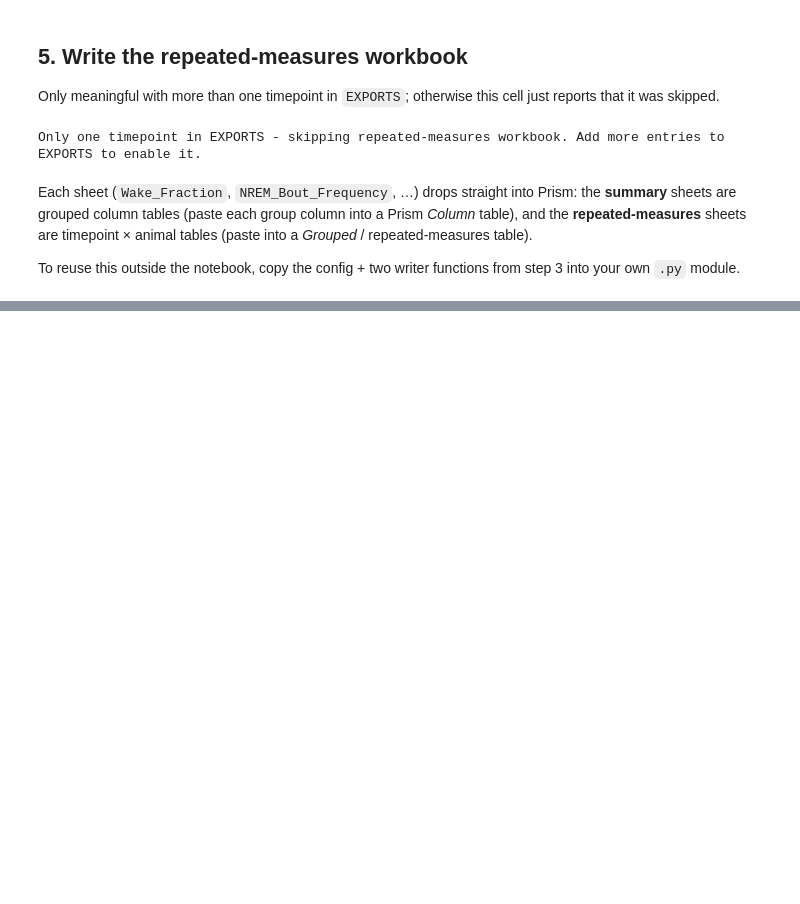
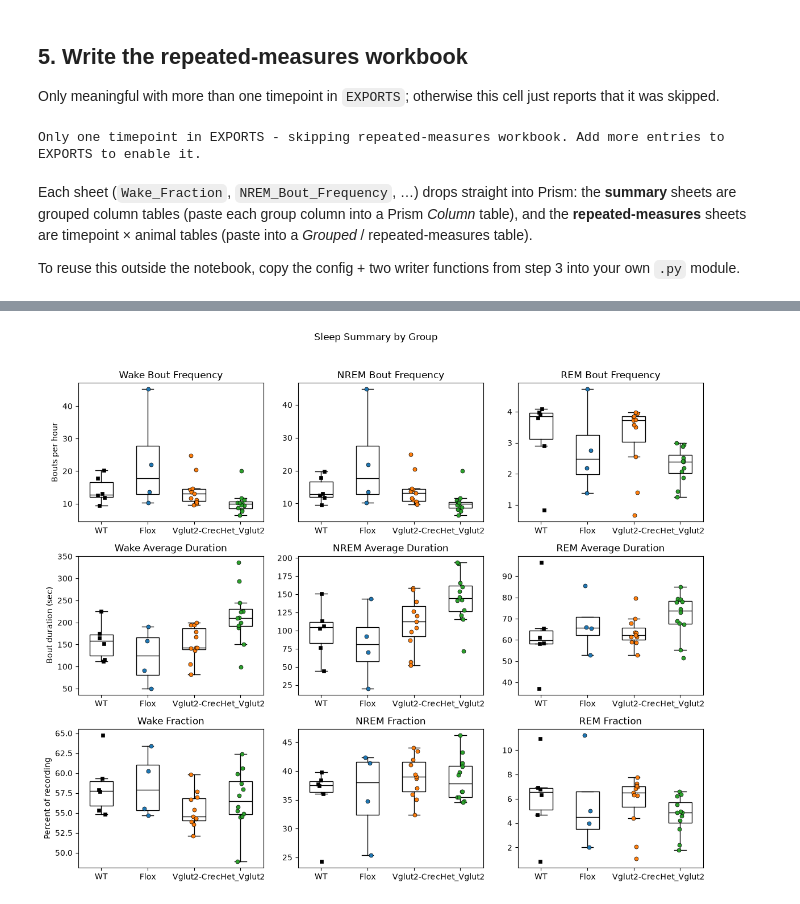
Before and after one commit to LeahMcIntyre/ebb_viewer, a Jupyter notebook: research/sleep_summary_to_prism.ipynb, the cells around one changed output, grey strips where cells are left out. Saved outputs shown, nothing was run; the diff lists cells and outputs as text; code cells hidden in the pictures; blank space fills up the shorter version.

```diff
--- a/research/sleep_summary_to_prism.ipynb
+++ b/research/sleep_summary_to_prism.ipynb
@@ -58,17 +58,13 @@ Same as the by-hour example: edit the dict for your project. Keys become the gro
 blocks in Prism; values are `mouse_id`s exactly as they appear in the export.
 # %%
 groups = {
-    "WT": [
-        "Mice-1248", "Mice-1253", "Mice-1254", "Mice-1282", "Mice-1284",
-        "Mice-1286", "Mice-C266", "Mice-C317", "Mice-C567", "Mice-C576",
-        "Mice-C577",
-    ],
-    "MUT": [
-        "Mice-1251", "Mice-1279", "Mice-C259", "Mice-C264", "Mice-C268",
-        "Mice-C269", "Mice-C309", "Mice-C315", "Mice-C348", "Mice-C561",
-        "Mice-C563", "Mice-C568", "Mice-C569",
-    ],
+    'WT': ['JK200', 'JK488', 'JK491', 'JK570', 'JK228', 'JK577'],
+    'Flox': ['JK202', 'JK481', 'JK486', 'JK226'],
+    'Vglut2-Cre': ['JK1873', 'JK1876', 'JK1928', 'JK1936', 'JK205', 'JK482', 'JK492', 'JK572', 'JK2004', 'JK225', 'JK573'],
+    'cHet_Vglut2': ['JK1930', 'JK1931', 'JK1932', 'JK203', 'JK490', 'JK568', 'JK1929', 'JK1935', 'JK2007', 'JK2008','JK2010', 'JK224', 'JK583']
 }
+whole['mouse_id'] = (whole['mouse_id'].astype('string')
+                    .str.replace(r'^Mice-', 'JK', regex=True))
 
 animal_to_group = {a: g for g, animals in groups.items() for a in animals}
 whole["group"] = whole["mouse_id"].map(animal_to_group)
@@ -195,0 +207,58 @@ step 3 into your own `.py` module.
+# %%
+import numpy as np
+import matplotlib.pyplot as plt
+
+FIGURE_TITLE = "Sleep Summary by Group"
+STATE_ORDER = ["w", "n", "r"]
+# (column, title, y-axis label, scale factor for display)
+METRIC_ROWS = [
+    ("bouts_per_hour", "Bout Frequency", "Bouts per hour", 1),
+    ("mean_bout_sec", "Average Duration", "Bout duration (sec)", 1),
+    ("frac_time", "Fraction", "Percent of recording", 100),
+]
+GROUP_STYLE = {
+    "WT": dict(color="black", marker="s"),
+    "MUT": dict(color="red", marker="o"),
+}
+group_order = list(groups)
+
+fig, axes = plt.subplots(len(METRIC_ROWS), len(STATE_ORDER), figsize=(12, 10))
+fig.suptitle(FIGURE_TITLE)
+
+jitter_rng = np.random.default_rng(0)
+
+for row, (col_name, metric_title, ylabel, scale) in enumerate(METRIC_ROWS):
+    for col, state in enumerate(STATE_ORDER):
+        ax = axes[row, col]
+        sub = whole[whole["state"] == state]
+        # one value per animal, averaging across rows (e.g. multiple timepoints)
+        per_animal = sub.groupby(["mouse_id", "group"])[col_name].mean().reset_index()
+        per_animal[col_name] *= scale
+
+        data = [per_animal.loc[per_animal["group"] == g, col_name].to_numpy() for g in group_order]
+        bp = ax.boxplot(data, positions=range(len(group_order)), widths=0.5,
+                         showfliers=False, patch_artist=True)
+        for patch in bp["boxes"]:
+            patch.set_facecolor("white")
+        for median in bp["medians"]:
+            median.set_color("black")
+
+        for i, (g, vals) in enumerate(zip(group_order, data)):
+            style = GROUP_STYLE.get(g, {})
+            jitter = jitter_rng.uniform(-0.08, 0.08, size=len(vals))
+            ax.scatter(
+                np.full(len(vals), i) + jitter, vals,
+                color=style.get("color"), marker=style.get("marker", "o"),
+                edgecolor="black", linewidths=0.5, zorder=3, s=25,
+            )
+
+        ax.set_title(f"{STATE_DISPLAY[state]} {metric_title}")
+        ax.set_xticks(range(len(group_order)))
+        ax.set_xticklabels(group_order)
+        if col == 0:
+            ax.set_ylabel(ylabel)
+
+fig.tight_layout(rect=[0, 0, 1, 0.96])
+plt.show()
+# %% [output]
+[figure, added]
```
Also changed, not shown: parts of 4 cells of this notebook, 1 other file.
